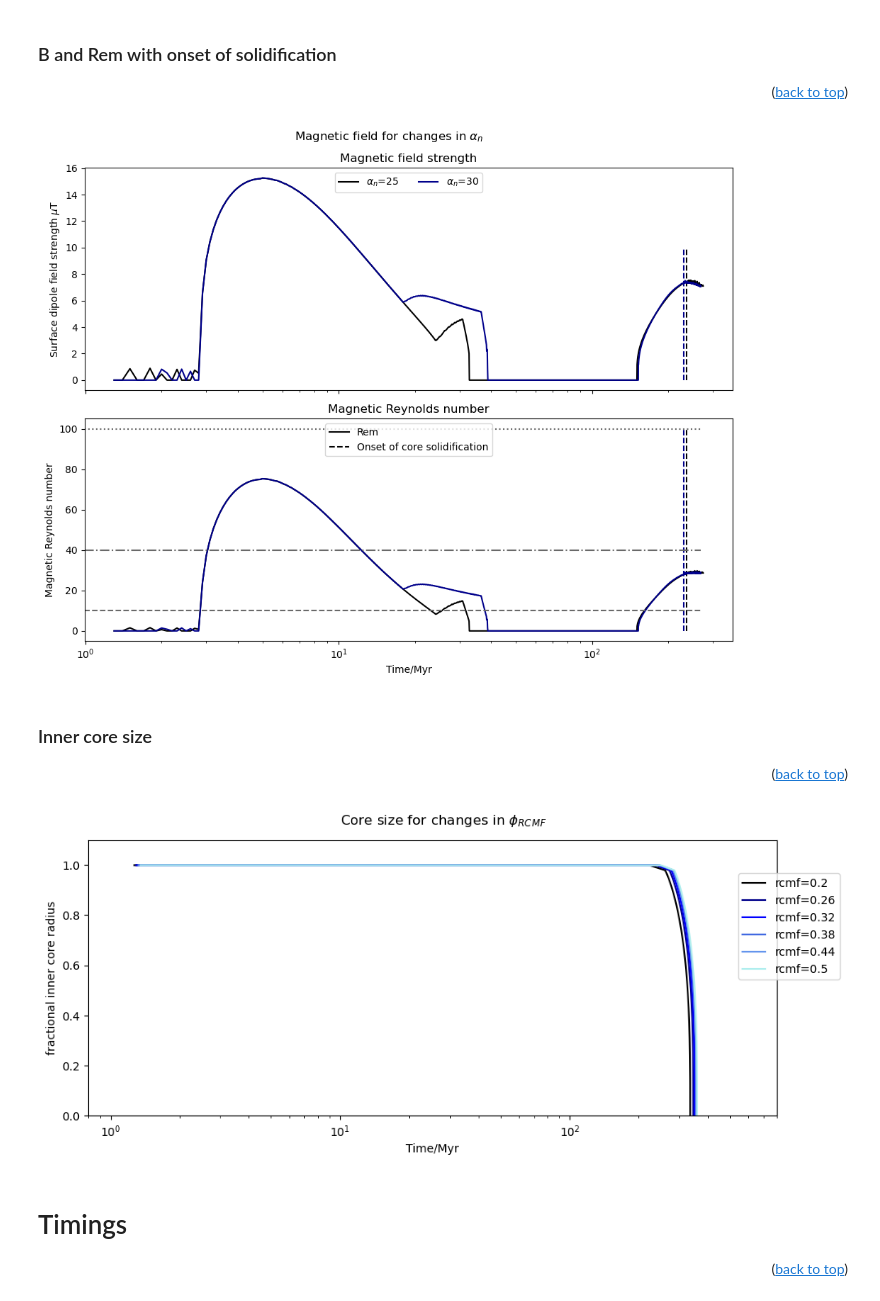
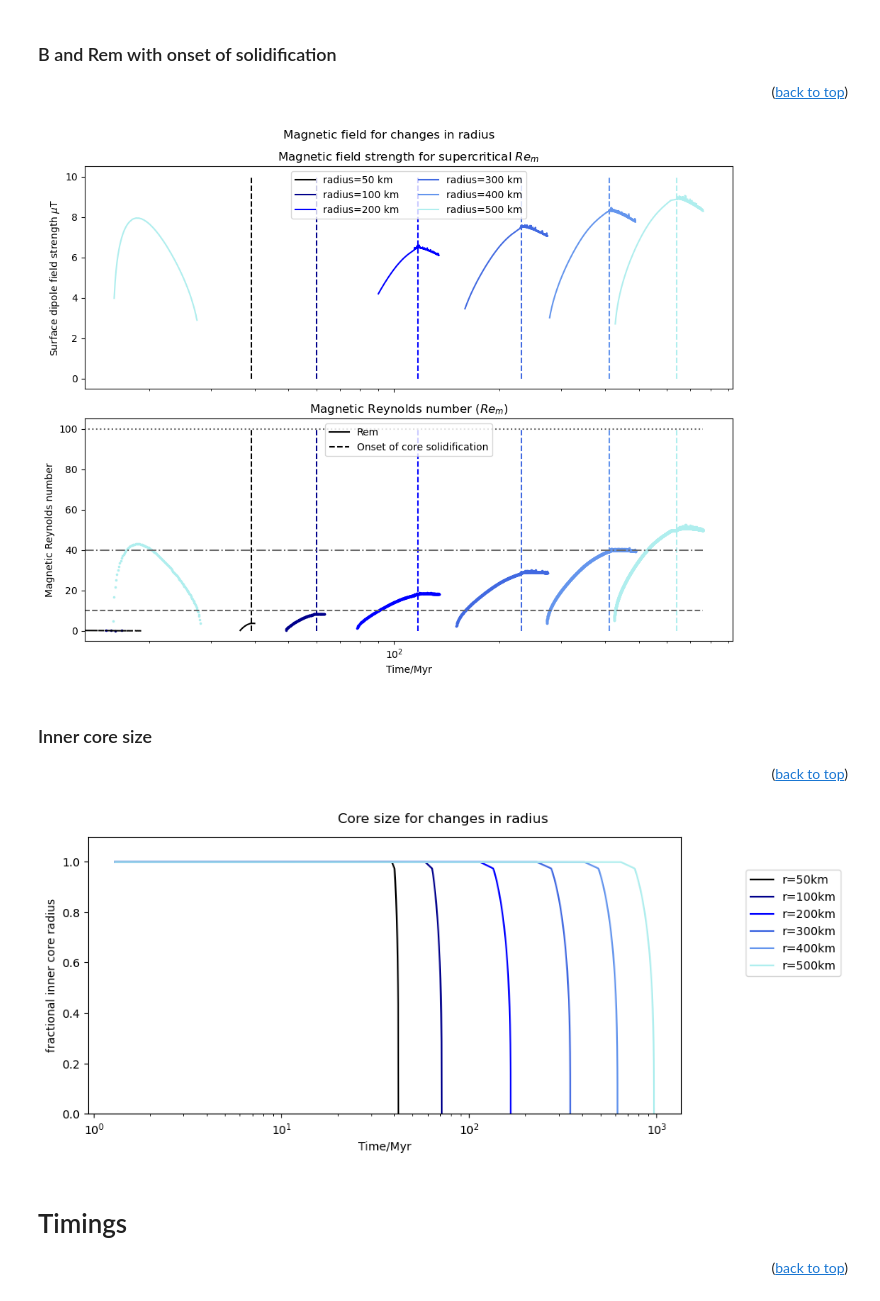
Before and after one commit to Hannah-RS/planetesimal-magnetic-history, a Jupyter notebook: Plotting_scripts/Single_var_comparison.ipynb, the cells around one changed output. Saved outputs shown, nothing was run; the diff lists cells and outputs as text; code cells hidden in the pictures.

```diff
--- a/Plotting_scripts/Single_var_comparison.ipynb
+++ b/Plotting_scripts/Single_var_comparison.ipynb
@@ -43,14 +40,14 @@ colors = ['black','darkblue','blue','royalblue','cornflowerblue','paleturquoise'
 # %% [markdown]
 ## Import data
 # %%
-folder = 'Singlevar1/'
+folder = 'Singlevar2/'
 subfolders = {'rcmf':1,'eta0':2,'beta':3,'etal':4,'Xs_0':5,'Fe0':6,'alpha_n':7,'r':8}
 labels = {'rcmf':'$\\phi_{{RCMF}}$','eta0':'$\\eta_0$','beta':'$\\beta$','etal':'$\\eta_l$','Xs_0':'$X_{{s,0}}$','Fe0':'$^{{60}}Fe/^{{56}}Fe$','alpha_n':'$\\alpha_n$','r':'radius'}
 Myr = 365*24*3600*1e6 #number of s in Myr
 # %% [markdown]
 Choose your variable of interest
 # %%
-var = 'alpha_n'
+var = 'r'
 varlab = labels[var]
 logvar = False
 save = True
@@ -555,61 +409,49 @@ for i in range(nrun):
     run = int(minrun+i)
     varval = var_data.loc[var_data['run']==run,var].values[0]
     if var=='r':
         varval = varval/1e3
     #import data
     npzfile = np.load(f'{path}run_{run}.npz')
     tplot = npzfile['t']/Myr
-    therm = npzfile['therm'] # magnetic Reynolds number, Bfield and time [Myr] from thermal convection
-    comp = npzfile['comp'] # magnetic Reynolds number, Bfield and time [Myr] from compositional convection
-    Btherm = therm[1,:]/1e-6
-    Bcomp = comp[1,:]/1e-6
-    B = np.concatenate([Btherm,Bcomp])
-    Rem_c = comp[0,:] #Thermo-compositional Rem (f<f0)
-    Rem_t = therm[0,:] #Thermal Rem
-    Rem = np.concatenate([Rem_t,Rem_c])
-    therm_t = therm[2,:]
-    comp_t = comp[2,:]
-
-    npzfile2 = np.load(f'{path}buoy_ratio_{run}.npz')
-    buoy = npzfile2['buoy'] #ratio of compositional/thermal flux
+    B = npzfile['B']/1e-6
+    Rem = npzfile['Rem']
+    buoy = npzfile['buoyr'] #ratio of compositional/thermal flux
+    threshold=10
 
     #B plot
     if var =='eta0':
-        ax[0].plot(therm_t,Btherm,color=colors[i],label=f'{varlab}={varval:.1e}')
-        ax[0].plot(comp_t[Rem_c!=0],Bcomp[Rem_c!=0],color=colors[i])
+        ax[0].plot(tplot,np.ma.masked_where(Rem<threshold,B),color=colors[i],label=f'{varlab}={varval:.1e}')
         ax[0].vlines(tplot[buoy>0][0],0,10,color=colors[i],linestyle='dashed')
     else:
-        ax[0].plot(therm_t,Btherm,color=colors[i],label=f'{varlab}={varval:.2g}')
-        ax[0].plot(comp_t[Rem_c!=0],Bcomp[Rem_c!=0],color=colors[i])
+        ax[0].plot(tplot,np.ma.masked_where(Rem<threshold,B),color=colors[i],label=f'{varlab}={varval:.2f}')
         ax[0].vlines(tplot[buoy>0][0],0,10,color=colors[i],linestyle='dashed')
 
     #Rem plot
     if i == 0:
-        ax[1].plot(therm_t,Rem_t,color=colors[i])
-        ax[1].plot(comp_t[Rem_c!=0],Rem_c[Rem_c!=0],color=colors[i],label='Rem')
+        ax[1].plot(tplot,np.ma.masked_where(Rem<=0,Rem),color=colors[i],label='Rem')
         ax[1].vlines(tplot[buoy>0][0],0,100,color=colors[i],linestyle='dashed',label='Onset of core solidification')
     else:
-        ax[1].plot(therm_t,Rem_t,color=colors[i])
-        ax[1].plot(comp_t[Rem_c!=0],Rem_c[Rem_c!=0],color=colors[i])
+        ax[1].scatter(tplot[Rem>0],Rem[Rem>0],color=colors[i],s=size)
         ax[1].vlines(tplot[buoy>0][0],0,100,color=colors[i],linestyle='dashed')
 
-ax[1].hlines(10,xmin=0,xmax=comp_t[Rem_c>0][-1],color='dimgray',linestyle='--')
-ax[1].hlines(40,xmin=0,xmax=comp_t[Rem_c>0][-1],color='dimgray',linestyle='-.')
-ax[1].hlines(100,xmin=0,xmax=comp_t[Rem_c>0][-1],color='dimgray',linestyle='dotted')
+ax[1].hlines(10,xmin=0,xmax=tplot[Rem>0][-1],color='dimgray',linestyle='--')
+ax[1].hlines(40,xmin=0,xmax=tplot[Rem>0][-1],color='dimgray',linestyle='-.')
+ax[1].hlines(100,xmin=0,xmax=tplot[Rem>0][-1],color='dimgray',linestyle='dotted')
 
 ax[0].set_ylabel('Surface dipole field strength $\\mu$T')
 ax[1].set_ylabel('Magnetic Reynolds number')
 
 ax[1].set_xlabel('Time/Myr')
 ax[0].legend(ncols=2,loc='upper center')
 ax[1].legend(loc='upper center')
-ax[0].set_title('Magnetic field strength')
-ax[1].set_title('Magnetic Reynolds number')
-#ax[1].set_xscale('log')
+ax[0].set_title('Magnetic field strength for supercritical $Re_m$')
+ax[1].set_title('Magnetic Reynolds number ($Re_m$)')
+ax[1].set_xscale('log')
+
 if save == True:
     plt.savefig(f'../Plots/{folder}BRem_onset_{var}.png',dpi=450,bbox_inches='tight')
 # %% [output]
-[figure, old version]
+[figure, new version]
 # %% [markdown]
 ### Inner core size <a class="anchor" id="f"></a>
 <p align="right">(<a href="#top">back to top</a>)</p>
@@ -626,17 +468,16 @@ for i in range(nrun):
     npzfile = np.load(f'{path}run_{run}.npz')
     t = npzfile['t']/Myr #time in Myr
     f = npzfile['f']
-    plt.plot(t,f,label=f'{var}={varval}',color=colors[i])
+    plt.plot(t,f,label=f'{var}={varval:.2f}',color=colors[i])
 plt.xlabel('Time/Myr')
 plt.ylabel('fractional inner core radius')
 plt.legend(bbox_to_anchor=[1.1,0.9])
 plt.xscale('log')
-plt.xlim([0.8,800])
 plt.ylim([0,1.1])
 if save == True:
     plt.savefig(f'../Plots/{folder}f_{var}.png',dpi=450,bbox_inches='tight')
 # %% [output]
-[figure, old version]
+[figure, new version]
 # %% [markdown]
 # Timings <a class="anchor" id="time"></a>
 <p align="right">(<a href="#top">back to top</a>)</p>
```
Also changed, not shown: parts of 20 cells of this notebook.
